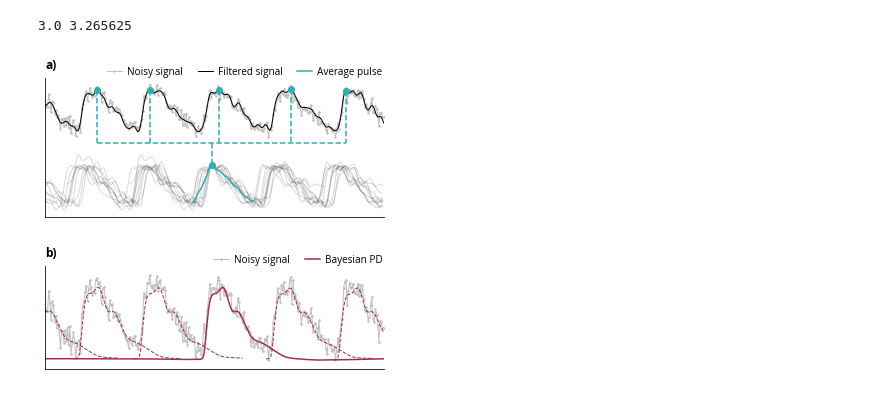
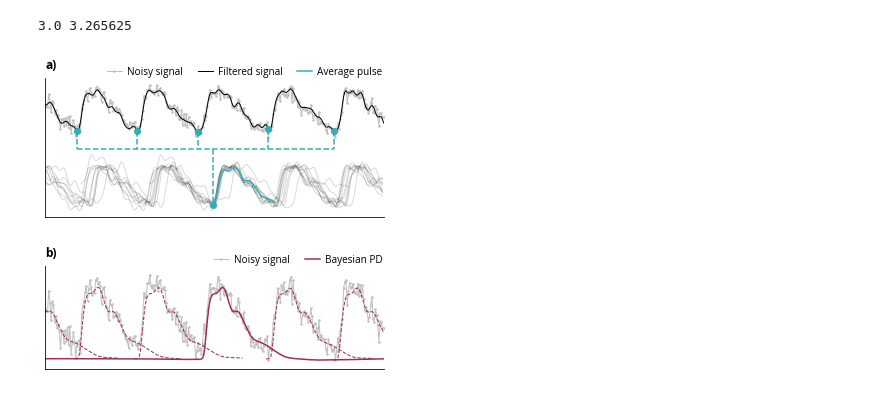
Before and after one commit to parkersruth/bayesian_pulse_deconvolution, a Jupyter notebook: figs/fig3/fig3.ipynb, the cells around one changed output. Saved outputs shown, nothing was run; the diff lists cells and outputs as text; code cells hidden in the pictures.

```diff
--- a/figs/fig3/fig3.ipynb
+++ b/figs/fig3/fig3.ipynb
@@ -41,7 +41,7 @@ y_filt *= y_obs.std() / y_filt.std()
 y_filt += y_obs.mean()
 
 
-time_fpath = data_dir / 'idx' / idx / 'time' / f'{idx}_F_pyp_T_pyp.sp.csv'
+time_fpath = data_dir / 'idx' / idx / 'time' / f'{idx}_F_pyp_T_pyp.on.csv'
 df_time = pd.read_csv(time_fpath)
 
 bpd_fpath = data_dir / 'idx' / idx / 'filt' / f'{idx}_F_bpd.csv'
@@ -97,12 +97,11 @@ def subfigure_a(sub='a)'):
     W = int(np.floor(med_rri*fs))
 
     ia, ib = N//2-W//2, N//2+W//2
-    loc_peak = ia + np.argmax(h_mean[ia:ib])
+    loc_peak = ia + np.argmin(h_mean[ia:ib])
 
-    ia, ib = loc_peak-W, loc_peak
-    loc_start = ia + np.argmin(h_mean[ia:ib])
+    loc_start = loc_peak
 
-    ia, ib = loc_peak, loc_peak+W
+    ia, ib = loc_peak+W//2, loc_peak+(W*3)//2
     loc_end = ia + np.argmin(h_mean[ia:ib])
 
     ta2, tb2 = t.mean() - 2.24, t.mean() + 2.26
@@ -110,35 +109,36 @@ def subfigure_a(sub='a)'):
     ta2, tb2 = t[win2].min(), t[win2].max()
 
     tt = t + ta-ta2
     print(ta, ta2)
 
     lines = plt.plot(tt[win2], y_shift.T[win2], c='k', alpha=0.15)
     plt.plot(tt[loc_start:loc_end], h_mean[loc_start:loc_end], lw=1.5, c=cp[3], label='Average pulse')
     plt.scatter(tt[loc_peak], h_mean[loc_peak], c=cp[3], zorder=99)
 
     z2, y2 = tt[loc_peak], h_mean[loc_peak]
-    ymid = np.mean([np.min(y_filt2[win]), np.nanmax(y_shift.T[win2])])
+    # ymid = np.mean([np.min(y_filt2[win]), np.nanmax(y_shift.T[win2])])
+    ymid = np.mean([np.min(y_filt2[win]), np.nanmax(h_mean[win2])])
     for z1, y1 in zip(zu, yu):
         plt.plot([z1, z1], [y1, ymid], c=cp[3], lw=1.5, ls='--')
     plt.plot([min(zu), max(zu)], [ymid, ymid], c=cp[3], lw=1.5, ls='--')
     plt.plot([z2, z2], [ymid, y2], c=cp[3], lw=1.5, ls='--')
 
     plt.gca().set_ymargin(0.05)
     plt.yticks([])
     plt.xticks([])
 
     plt.legend(loc='lower right', bbox_to_anchor=(1, 1),
                ncol=3, columnspacing=1.5,
                frameon=False, borderpad=0.0, borderaxespad=0.1,
                handlelength=1.5, handletextpad=0.5)
     plt.title(sub, loc='left', pad=10, fontdict={'fontweight': 'bold'})
 
 plt.figure(figsize=(5,2.5))
 subfigure_a()
 plt.show()
 # %% [output]
 3.0 3.265625
-[figure, old version]
+[figure, new version]
 # %%
 from utils import models
 
```
Also changed, not shown: parts of 4 cells of this notebook, 13 other files.
